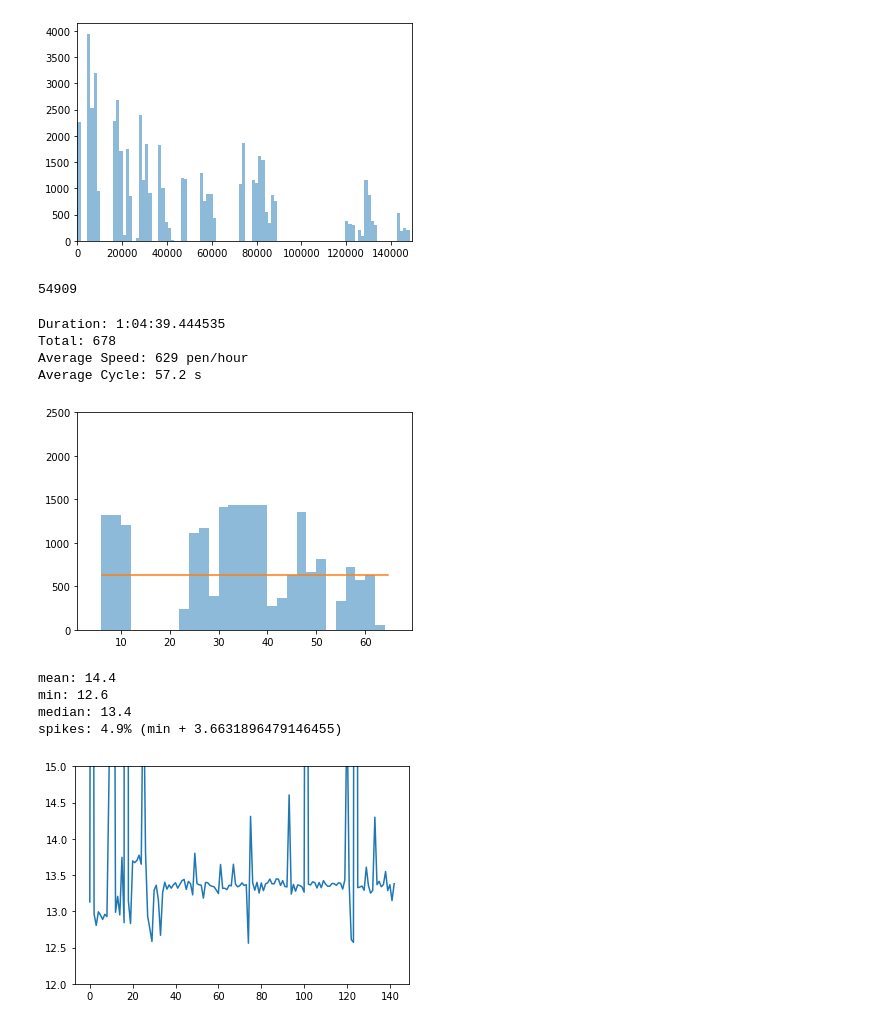
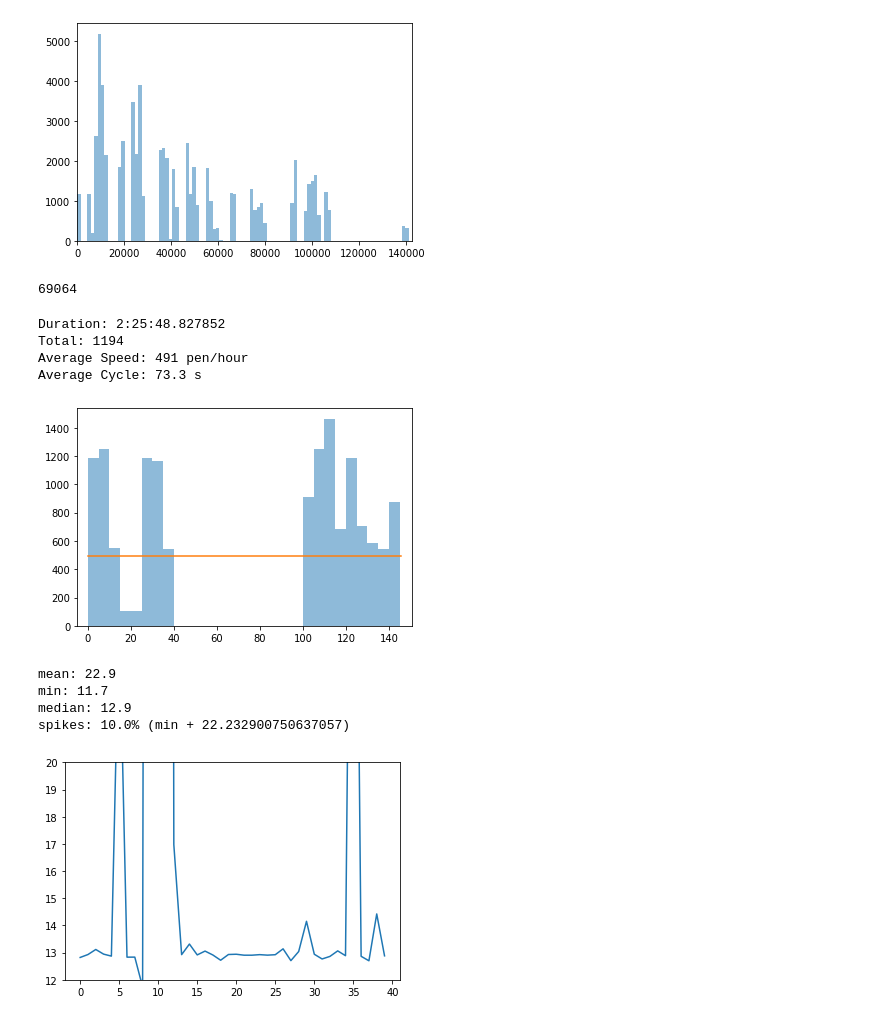
Before and after one commit to hamedty/pm, a Jupyter notebook: server/Speed Analysis.ipynb, the cells around one changed output. Cells and saved outputs as stored; diff of their text form; code cells hidden in the pictures.

```diff
--- a/server/Speed Analysis.ipynb
+++ b/server/Speed Analysis.ipynb
@@ -10,7 +10,7 @@ db = client['PAM2060']
 col = db['vision_retries']
 
 now = datetime.datetime.now() - datetime.timedelta(hours=3.5)
-from_time = now - datetime.timedelta(hours=12, days=200)
+from_time = now - datetime.timedelta(hours=12, days=100)
 dummy_id = ObjectId.from_datetime(from_time)
 
 pens = list(col.find({'component': 'dosing', "_id": {"$gte": dummy_id}}))
@@ -25,8 +25,8 @@ plt.hist(data, bins=bins, alpha=0.5, weights=(60 / bin_minute)*np.ones_like(data
 plt.show()
 print(len(pens))
 # %% [output]
-[figure, old version]
+[figure, new version]
-54909
+69064
 # %%
 import matplotlib.pyplot as plt
 import datetime
@@ -38,40 +38,40 @@ client = pymongo.MongoClient()
 db = client['PAM2060']
 col = db['vision_retries']
 
 
 now = datetime.datetime.now() - datetime.timedelta(hours=3.5)
 from_time = now - datetime.timedelta(hours=10)
 
 dummy_id = ObjectId.from_datetime(from_time)
 
 pens = list(col.find({'component': 'dosing', "_id": {"$gte": dummy_id}}))
 data = np.asarray([(now - pen['_id'].generation_time.replace(tzinfo=None)).total_seconds()/60 for pen in pens])
 
 
-bin_minute = 2
+bin_minute = 5
 bins = np.arange(0, max(data), bin_minute)
 
 
 duration = now - pens[0]['_id'].generation_time.replace(tzinfo=None)
 average_speed = len(pens)/duration.total_seconds() * 3600
 average_cycle = 3600 / average_speed * 10
 print(f'Duration:',duration)
 print(f'Total: {len(pens)}')
 print(f'Average Speed: {int(average_speed)} pen/hour')
 print(f'Average Cycle: {average_cycle:.01f} s')
 
 
 plt.xlim([min(data)-5, max(data)+5])
 plt.hist(data, bins=bins, alpha=0.5, weights=(60 / bin_minute)*np.ones_like(data))
 plt.plot([data[0], data[-1]], [average_speed] * 2)
-plt.ylim(0, 2500)
+# plt.ylim(0, 2500)
 plt.show()
 # %% [output]
-Duration: 1:04:39.444535
-Total: 678
-Average Speed: 629 pen/hour
-Average Cycle: 57.2 s
+Duration: 2:25:48.827852
+Total: 1194
+Average Speed: 491 pen/hour
+Average Cycle: 73.3 s
-[figure, old version]
+[figure, new version]
 # %%
 import matplotlib.pyplot as plt
 import datetime
@@ -91,7 +91,7 @@ dummy_id = ObjectId.from_datetime(from_time)
 
 times = list(col.find({"_id": {"$gte": dummy_id}, "feeder_fill_loop": {"$gt": 1}}))
 data = np.asarray([i['feeder_fill_loop'] for i in times])
-
+data = data[-40:]
 mean = data.mean()
 min_ = data.min()
 median = np.median(data)
@@ -104,14 +104,14 @@ print(f'min: {min_:.1f}')
 print(f'median: {median:.1f}')
 print(f'spikes: {spikes_percentage:.1f}% (min + {spikes_th})')
 plt.plot(data)
-plt.ylim(12, 15)
+plt.ylim(12, 20)
 plt.show()
 # %% [output]
-mean: 14.4
-min: 12.6
-median: 13.4
-spikes: 4.9% (min + 3.6631896479146455)
+mean: 22.9
+min: 11.7
+median: 12.9
+spikes: 10.0% (min + 22.232900750637057)
-[figure, old version]
+[figure, new version]
 # %%
 import matplotlib.pyplot as plt
 import datetime
```
Also changed, not shown: parts of 2 cells of this notebook, 16 other files.
